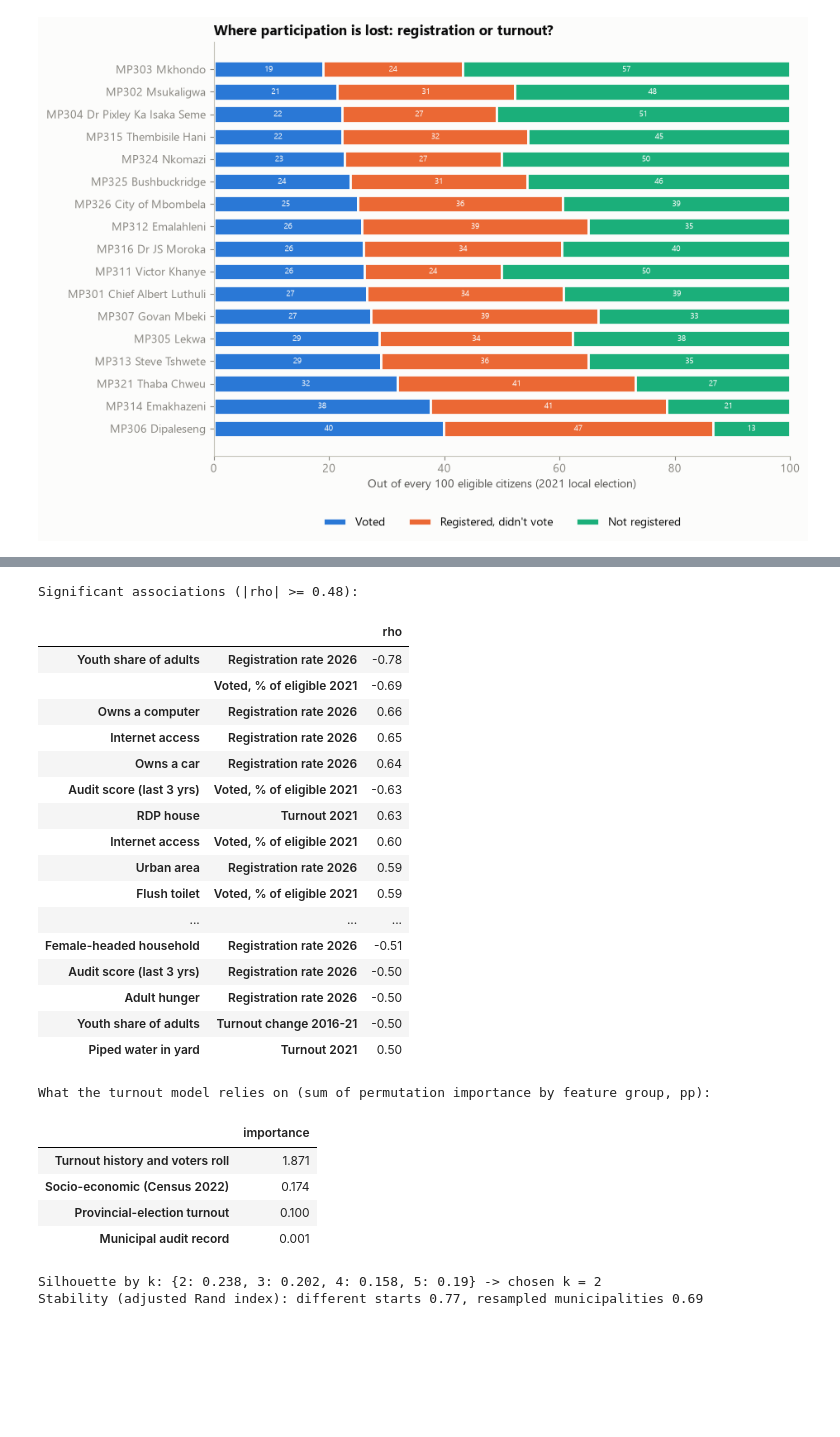
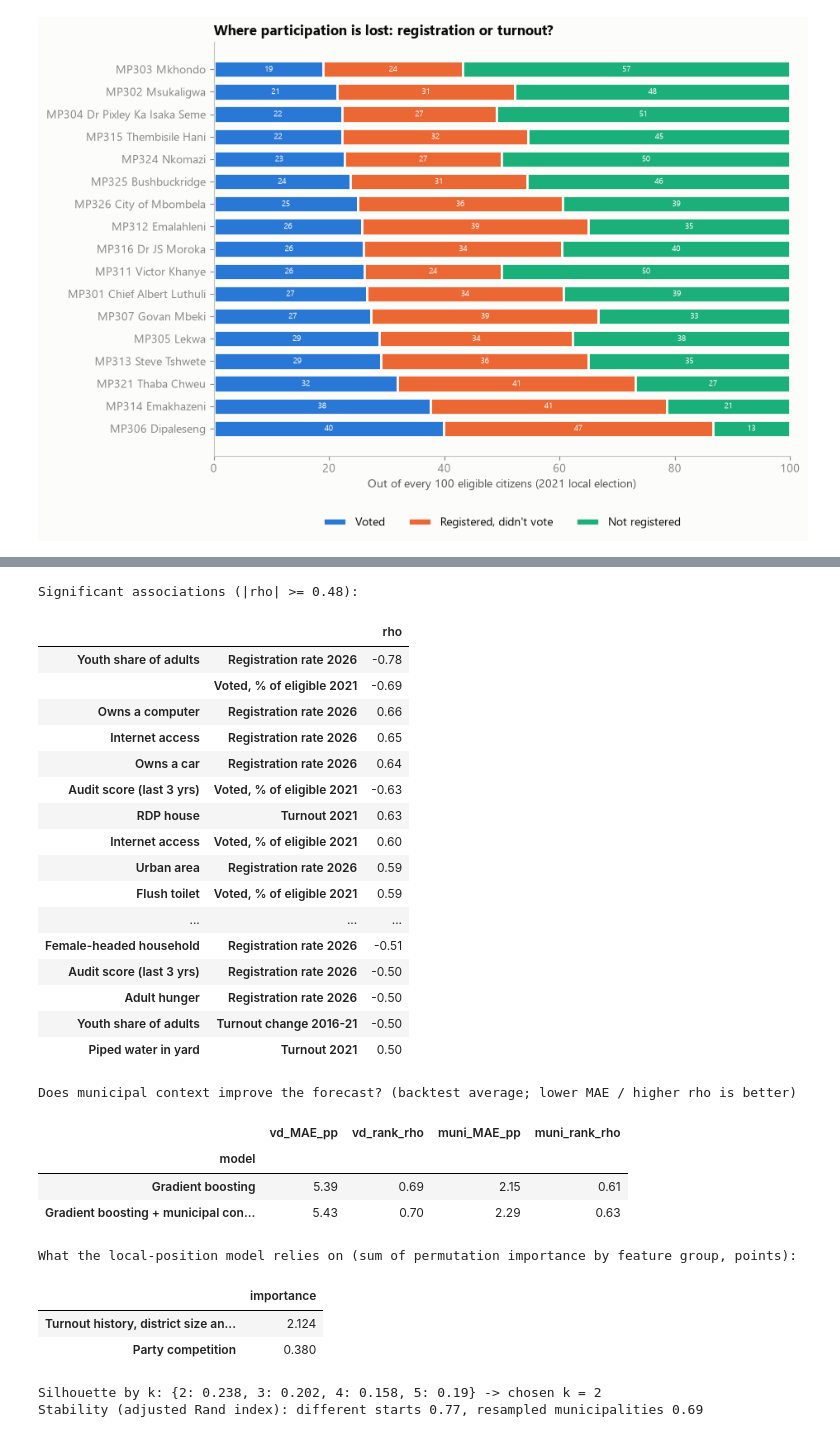
Before and after one commit to jaydenmanca/DIRISA_PROJECT, a Jupyter notebook: model.ipynb, the cells around one changed output, grey strips where cells are left out. Drawn from its saved outputs; the diff is of its cells as text; code cells hidden in the pictures; blank space fills up the shorter version.

```diff
--- a/model.ipynb
+++ b/model.ipynb
@@ -185,17 +185,10 @@ for key, zip_name in COMPRESSED.items():
         print(f'present   {target.relative_to(PROJECT_ROOT)}')
         continue
     zip_path = DATASETS_DIR / 'compressed' / zip_name
+    print(f'unpacking {zip_path.relative_to(PROJECT_ROOT)} -> {target.relative_to(PROJECT_ROOT)} ...')
     target.parent.mkdir(parents=True, exist_ok=True)
-    with zipfile.ZipFile(zip_path) as zf:
-        member = zf.namelist()[0]
-        needed_mb = zf.getinfo(member).file_size / 1e6
-        free_mb = shutil.disk_usage(target.parent).free / 1e6
-        if free_mb < needed_mb * 1.2:          # stop cleanly instead of leaving a half-written file
-            raise OSError(f'Not enough disk space to unpack {zip_name}: needs about {needed_mb:,.0f} MB, '
-                          f'only {free_mb:,.0f} MB free. Free up space (about 3 GB in total is needed) and re-run this cell.')
-        print(f'unpacking {zip_path.relative_to(PROJECT_ROOT)} -> {target.relative_to(PROJECT_ROOT)} ({needed_mb:,.0f} MB) ...')
-        with zf.open(member) as src, open(target, 'wb') as dst:
-            shutil.copyfileobj(src, dst, 16 * 1024 * 1024)
+    with zipfile.ZipFile(zip_path) as zf, zf.open(zf.namelist()[0]) as src, open(target, 'wb') as dst:
+        shutil.copyfileobj(src, dst, 16 * 1024 * 1024)
 
 missing = {k: str(v) for k, v in SOURCES.items() if not v.exists()}
 if missing:
@@ -2091,8 +2353,9 @@ Main gap in 2021: {'Registration': 11, 'Turnout': 6}
 #            outcomes, across the 17 municipalities (grid below; blue = higher factor goes
 #            with higher outcome, red = lower). * marks |rho| >= 0.48, the 5% significance
 #            level for 17 municipalities.
-#        (2) How much each GROUP of features helps the turnout model (permutation
-#            importance from the 2021 backtest in 5.4).
+#        (2) Whether municipal context (Census 2022, audit record, provincial-election
+#            turnout) improves the turnout forecast: backtest of 5.2, with and
+#            without it, and what the local-position model relies on (5.4).
 # CAUTION: association, NOT cause. The Census only identifies municipalities (not wards),
 #        so socio-economic factors vary across just 17 places; employment and income are
 #        not in the Census 10% sample.
@@ -2134,12 +2397,16 @@ strong = factor_corr.stack()[lambda s: s.abs() >= SIG].sort_values(key=abs, asce
 print('Significant associations (|rho| >= 0.48):')
 display(strong.round(2).rename('rho').to_frame())
 
+if 'local_summary' in globals():
+    ctx = local_summary.loc[['Gradient boosting', 'Gradient boosting + municipal context'],
+                            ['vd_MAE_pp', 'vd_rank_rho', 'muni_MAE_pp', 'muni_rank_rho']]
+    print('Does municipal context improve the forecast? (backtest average; lower MAE / higher rho is better)')
+    display(ctx.round(2))
 if 'importance' in globals():
-    group = np.select([importance.index.str.startswith('c22_'), importance.index.str.startswith('muni_audit'),
-                       importance.index.str.startswith('muni_npe')],
-                      ['Socio-economic (Census 2022)', 'Municipal audit record', 'Provincial-election turnout'], 'Turnout history and voters roll')
+    group = np.where(importance.index.str.startswith(('vd_enp', 'vd_winner', 'vd_margin', 'vd_anc')),
+                     'Party competition', 'Turnout history, district size and spoilt ballots')
     grouped = importance.groupby(group).sum().sort_values(ascending=False)
-    print('What the turnout model relies on (sum of permutation importance by feature group, pp):')
+    print('What the local-position model relies on (sum of permutation importance by feature group, points):')
     display(grouped.round(3).rename('importance').to_frame())
 # %% [output]
 |  | Turnout 2021 | Turnout change 2016-21 | Voted, % of eligible 2021 | Registration rate 2026 | Youth registration gap 2026 |
@@ -2151,39 +2418,42 @@ if 'importance' in globals():
 | Flush toilet | 0.37 | 0.38 | 0.59 | 0.55 | 0.41 |
 | Weekly refuse removal | 0.38 | 0.40 | 0.53 | 0.48 | 0.38 |
 | Informal dwelling | 0.04 | 0.44 | 0.42 | 0.40 | 0.18 |
 | RDP house | 0.63 | 0.42 | 0.48 | 0.34 | 0.04 |
 | Adult hunger | -0.39 | -0.13 | -0.55 | -0.50 | -0.23 |
 | ... | ... | ... | ... | ... | ... |
 | Adults with matric+ | -0.53 | 0.12 | 0.19 | 0.45 | 0.20 |
 | Adults with higher education | -0.40 | -0.13 | 0.10 | 0.27 | 0.12 |
 | Adults with no schooling | 0.13 | -0.36 | -0.37 | -0.48 | -0.40 |
 | Youth share of adults | -0.01 | -0.50 | -0.69 | -0.78 | -0.42 |
 | Audit score (last 3 yrs) | -0.32 | -0.33 | -0.63 | -0.50 | -0.37 |
 [figure]
 Significant associations (|rho| >= 0.48):
 |  |  | rho |
 | Youth share of adults | Registration rate 2026 | -0.78 |
 |  | Voted, % of eligible 2021 | -0.69 |
 | Owns a computer | Registration rate 2026 | 0.66 |
 | Internet access | Registration rate 2026 | 0.65 |
 | Owns a car | Registration rate 2026 | 0.64 |
 | Audit score (last 3 yrs) | Voted, % of eligible 2021 | -0.63 |
 | RDP house | Turnout 2021 | 0.63 |
 | Internet access | Voted, % of eligible 2021 | 0.60 |
 | Urban area | Registration rate 2026 | 0.59 |
 | Flush toilet | Voted, % of eligible 2021 | 0.59 |
 | ... | ... | ... |
 | Female-headed household | Registration rate 2026 | -0.51 |
 | Audit score (last 3 yrs) | Registration rate 2026 | -0.50 |
 | Adult hunger | Registration rate 2026 | -0.50 |
 | Youth share of adults | Turnout change 2016-21 | -0.50 |
 | Piped water in yard | Turnout 2021 | 0.50 |
-What the turnout model relies on (sum of permutation importance by feature group, pp):
+Does municipal context improve the forecast? (backtest average; lower MAE / higher rho is better)
-|  | importance |
-| Turnout history and voters roll | 1.871 |
-| Socio-economic (Census 2022) | 0.174 |
-| Provincial-election turnout | 0.100 |
-| Municipal audit record | 0.001 |
+|  | vd_MAE_pp | vd_rank_rho | muni_MAE_pp | muni_rank_rho |
+| model |  |  |  |  |
+| Gradient boosting | 5.39 | 0.69 | 2.15 | 0.61 |
+| Gradient boosting + municipal con... | 5.43 | 0.70 | 2.29 | 0.63 |
+What the local-position model relies on (sum of permutation importance by feature group, points):
+|  | importance |
+| Turnout history, district size an... | 2.124 |
+| Party competition | 0.380 |
 # %%
 # =====================================================================================
 # 5.8 Part D: participation profiles (clustering the 17 municipalities)
```
Also changed, not shown: parts of 23 cells of this notebook, 18 other files.
